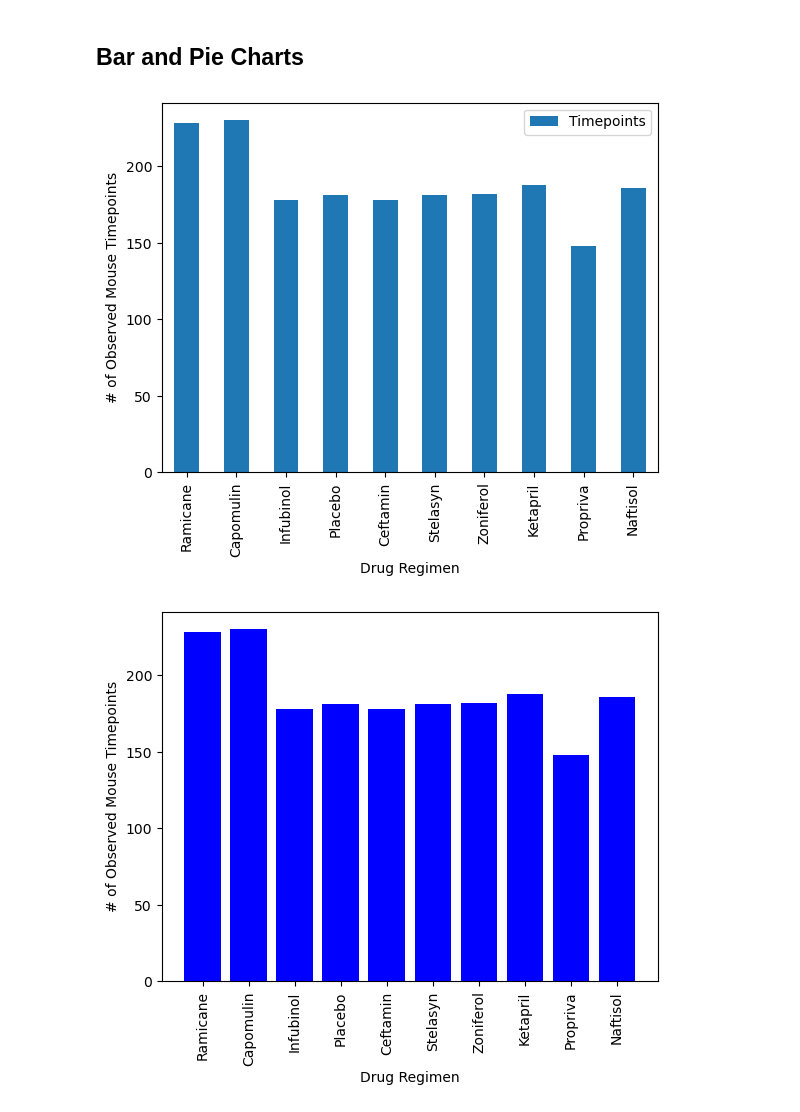
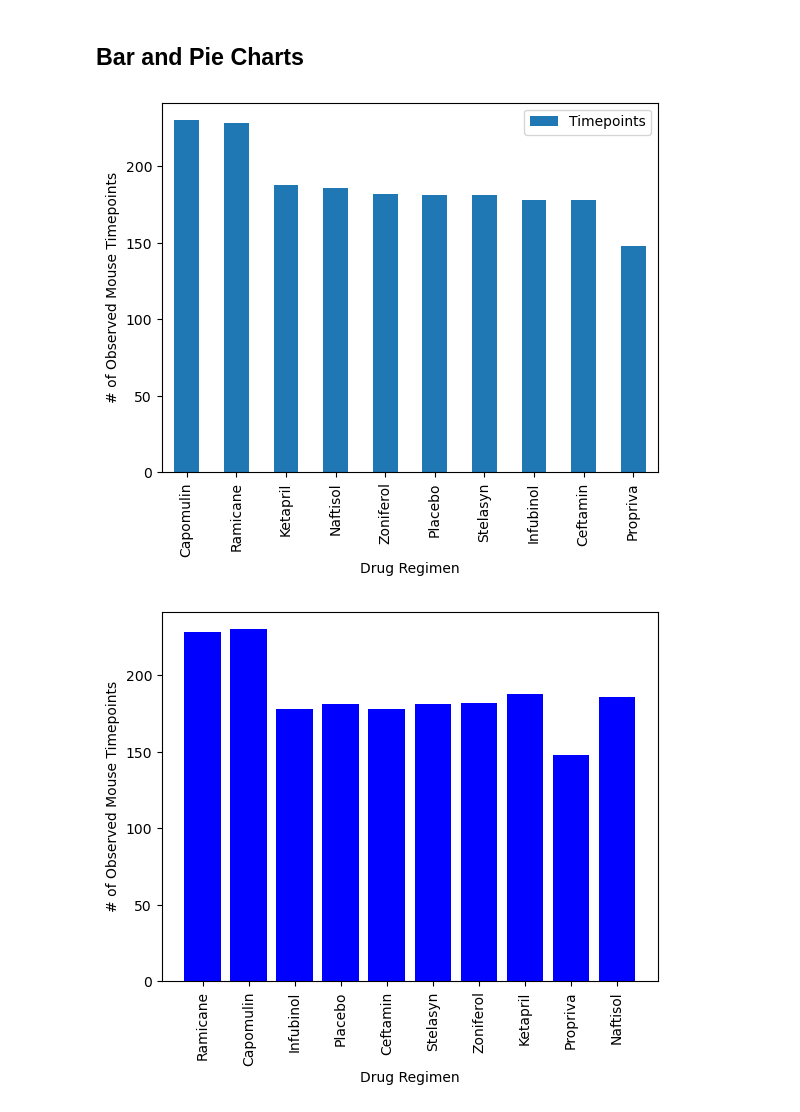
Before and after one commit to willplais/matplot-challenge, a Jupyter notebook: Pymaceuticals/pymaceuticals.ipynb, the cells around one changed output. Cells and saved outputs as stored; diff of their text form; code cells hidden in the pictures.

```diff
--- a/Pymaceuticals/pymaceuticals.ipynb
+++ b/Pymaceuticals/pymaceuticals.ipynb
@@ -182,22 +184,23 @@ merged_df.groupby(['Drug Regimen']).agg(agg_functions)
 # %%
 # Generate a bar plot showing the total number of rows (Mouse ID/Timepoints) for each drug regimen using Pandas.
 regimens = merged_df["Drug Regimen"].unique()
 sums = []
 
 for regimen in regimens:
     sums.append(len(merged_df.loc[merged_df["Drug Regimen"] == regimen]))
 
 # plt.xticks(x_axis, regimens, rotation="vertical")
 plot_df = pd.DataFrame({
     "Drug Regimen" : regimens,
     "Timepoints" : sums
-}).set_index("Drug Regimen")
+}).set_index("Drug Regimen").sort_values(by=['Timepoints'], ascending=False)
+
 plot_df.plot(kind="bar")
 plt.xlabel("Drug Regimen")
 plt.ylabel("# of Observed Mouse Timepoints")
 plt.show()
 # %% [output]
-[figure, old version]
+[figure, new version]
 # %%
 # Generate a bar plot showing the total number of rows (Mouse ID/Timepoints) for each drug regimen using pyplot.
 regimens = merged_df["Drug Regimen"].unique()
```
Also changed, not shown: parts of 14 cells of this notebook.
